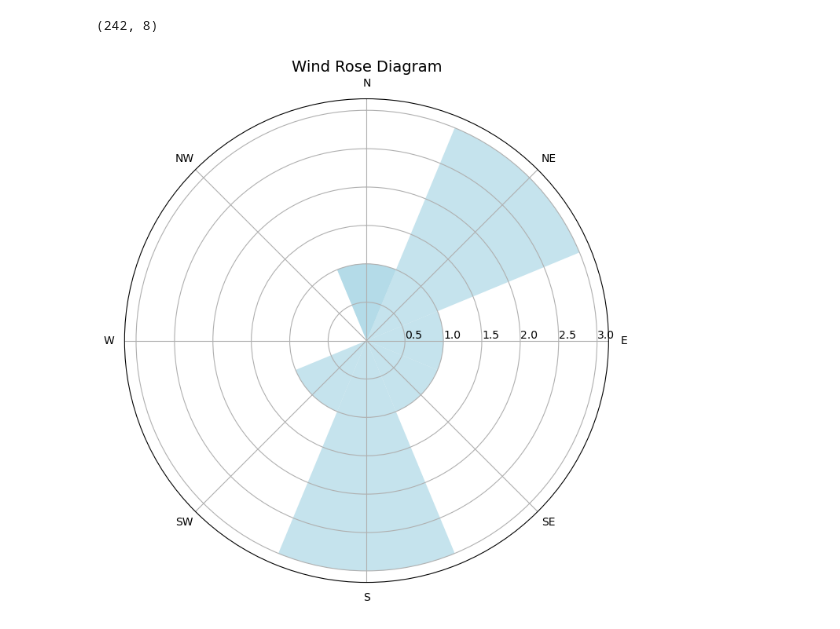
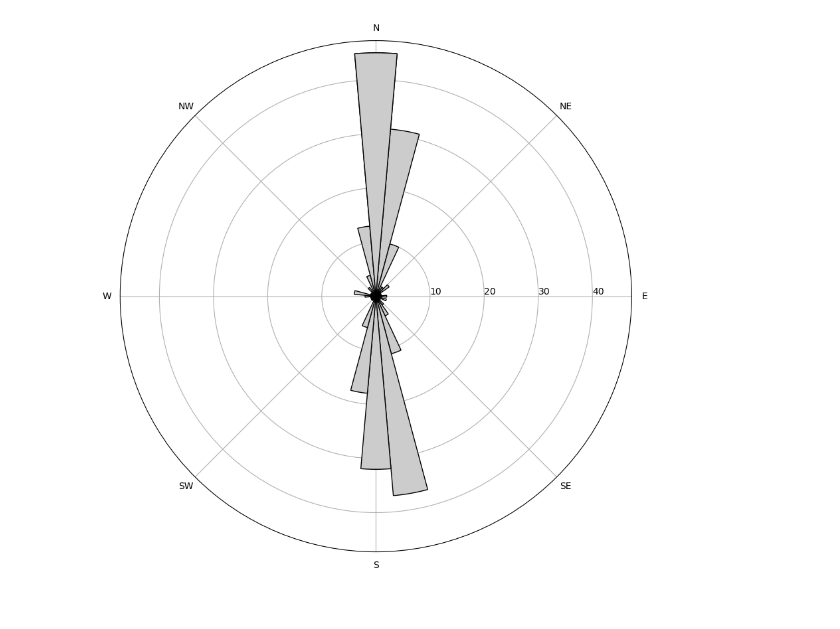
Before and after one commit to ICWallis/borehole-image-analysis-with-python, a Jupyter notebook: 5_Rose diograms.ipynb, the cells around one changed output. Cells and saved outputs as stored; diff of their text form; code cells hidden in the pictures.

```diff
--- a/5_Rose diograms.ipynb
+++ b/5_Rose diograms.ipynb
@@ -89,12 +5,3 @@ def rose_diagram(azimuths, max_radial_grid, radial_grid_increment, label_loc=0):
 # %%
 picks = pd.read_csv('1_Pre-processed data.csv')
 fractures = picks[(picks['type'] == 'Conductive, HC') | (picks['type'] == 'Conductive, LC')].copy()
-# %%
-#
-
-fig = radially_symmetric_rose_diagram(
-    fractures.dip_az.values,
-    80, # maximum radial grid value
-    10, # increment for radial grid
-    label_loc=325, # grid label location
-    )
@@ -107,39 +8,32 @@ fig = radially_symmetric_rose_diagram(
-# %%
-# number of values
-fractures.shape
-# %% [output]
-(242, 8)
 # %%
-
-
 # Sample wind data (directions in degrees)
 dip_azs = np.array([30, 45, 60, 75, 120, 150, 180, 200, 220, 250])
 
-def rose_diagram(azumuths):
+def rose_diagram(azimuths):
 
-    # Create a histogram of wind directions
-    n, bins = np.histogram(azumuths, bins=np.arange(0, 361, 45))
-
-    # Convert wind directions to radians
-    directions_rad = np.deg2rad(bins)
+    # Create a histogram of azimuths
+    frequency, bins = np.histogram(azimuths, bins=np.arange(0, 361, 10))
 
     # Create a polar plot
-    plt.figure(figsize=(8, 8))
-    ax = plt.subplot(111, polar=True)
+    fig = plt.figure(figsize=(10,10))
+    ax = fig.add_subplot(111, polar=True)
 
-    # Plot the wind rose
+    # Plot the rose grid
     ax.set_theta_zero_location("N")
     ax.set_theta_direction(-1)
     ax.set_rlabel_position(90)
     ax.set_xticks(np.arange(0, 2*np.pi, np.pi/4))
     ax.set_xticklabels(['N', 'NE', 'E', 'SE', 'S', 'SW', 'W', 'NW'])
 
-
-    # Plot the bars representing wind frequencies
-    bars = ax.bar(directions_rad, np.append(n, n[0]), width=np.deg2rad(45), bottom=0.0, color='lightblue', alpha=0.7)
-
-
-    # Add a title
-    plt.title("Wind Rose Diagram", fontsize=14)
+    # Plot the bars representing azimuth frequencies
+    ax.bar(
+        np.deg2rad(bins),
+        np.append(frequency, frequency[0]),
+        width=np.deg2rad(10),
+        bottom=0.0,
+        color='.8',
+        edgecolor='k',
+        zorder=10
+    )
 # %% [output]
-[figure, old version]
+[figure, new version]
```
Also changed, not shown: parts of 4 cells of this notebook.
